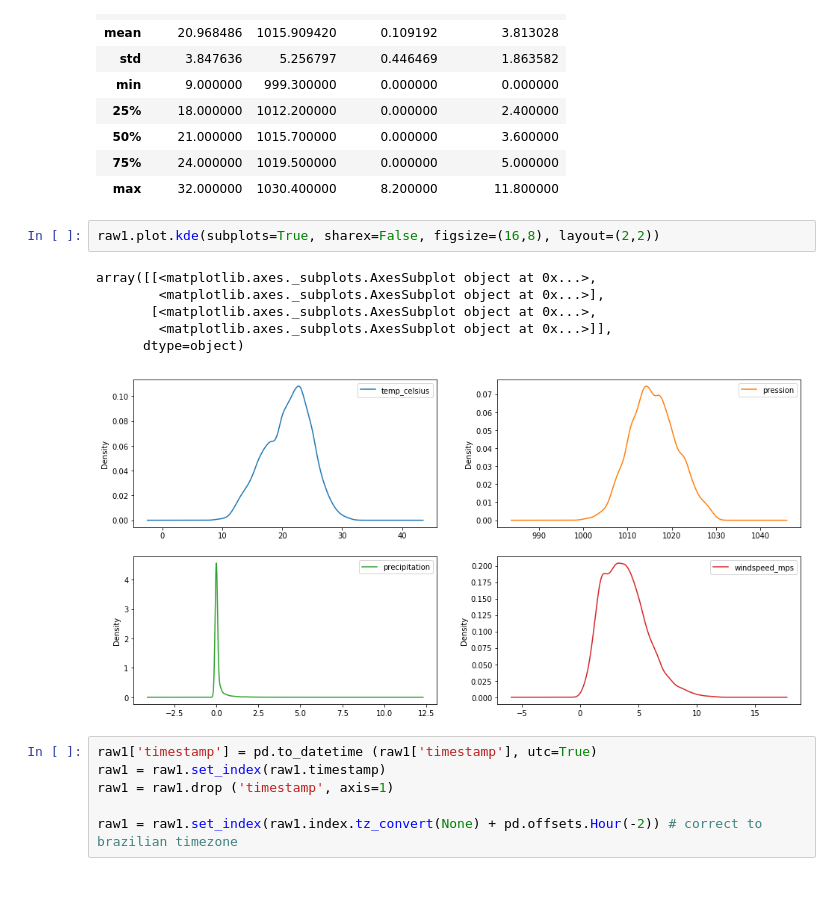
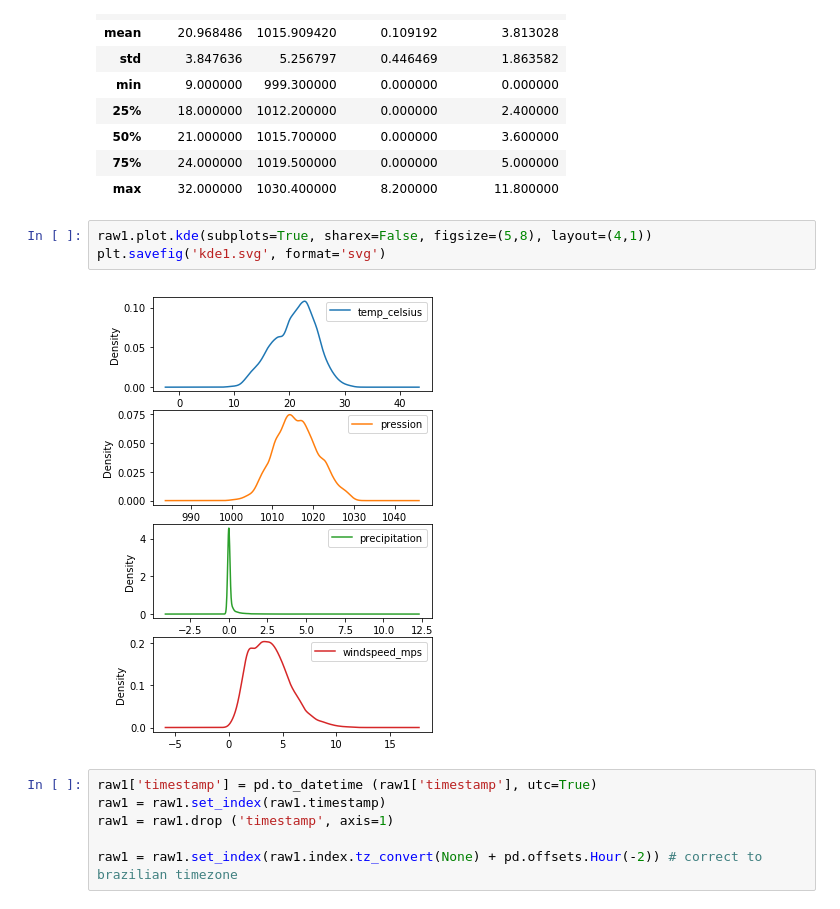
Before and after one commit to LeonardoSanBenitez/Loris-Industrial-Intelligence, a Jupyter notebook: pythonCodes/07 - Utilities/2018 data integration.ipynb, the cells around one changed output. Cells and saved outputs as stored; diff of their text form.

```diff
--- a/pythonCodes/07 - Utilities/2018 data integration.ipynb
+++ b/pythonCodes/07 - Utilities/2018 data integration.ipynb
@@ -37,14 +37,10 @@ raw1.describe()
 | 75% | 24.000000 | 1019.500000 | 0.000000 | 5.000000 |
 | max | 32.000000 | 1030.400000 | 8.200000 | 11.800000 |
 # %%
-raw1.plot.kde(subplots=True, sharex=False, figsize=(16,8), layout=(2,2))
+raw1.plot.kde(subplots=True, sharex=False, figsize=(5,8), layout=(4,1))
+plt.savefig('kde1.svg', format='svg')
 # %% [output]
-array([[<matplotlib.axes._subplots.AxesSubplot object at 0x...>,
-        <matplotlib.axes._subplots.AxesSubplot object at 0x...>],
-       [<matplotlib.axes._subplots.AxesSubplot object at 0x...>,
-        <matplotlib.axes._subplots.AxesSubplot object at 0x...>]],
-      dtype=object)
-[figure, old version]
+[figure, new version]
 # %%
 raw1['timestamp'] = pd.to_datetime (raw1['timestamp'], utc=True)
 raw1 = raw1.set_index(raw1.timestamp)
```
Also changed, not shown: parts of 1 cell of this notebook, 2 other files.
